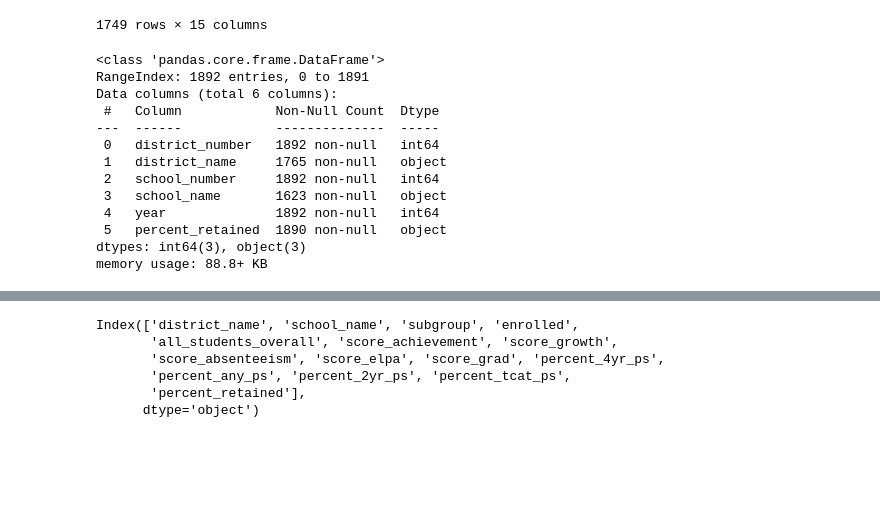
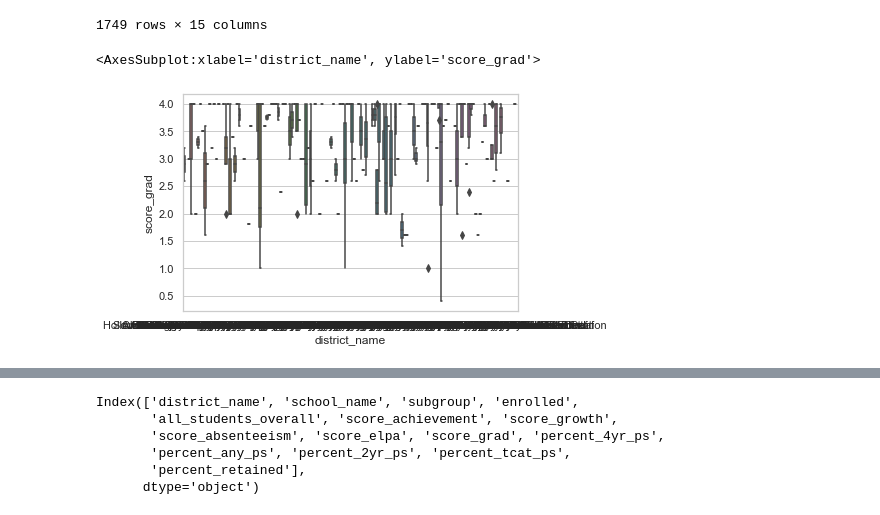
Before and after one commit to yvonnemartinez716/teacher_satisfaction_vs_student-performance, a Jupyter notebook: Notebooks/Student Performance and Teacher Satisfaction.ipynb, the cells around one changed output, grey strips where cells are left out. Drawn from its saved outputs; the diff is of its cells as text; code cells hidden in the pictures; blank space fills up the shorter version.

```diff
--- a/Notebooks/Student Performance and Teacher Satisfaction.ipynb
+++ b/Notebooks/Student Performance and Teacher Satisfaction.ipynb
@@ -60,6 +60,11 @@ dfoverall_grades
 | 1747 | 985 | Achievement School District | 8145 | Rocketship Partners Community Prep | 2018 | NaN | K8 | ... |
 | 1748 | 986 | Tennessee State Board of Education | 8005 | Bluff City High School | 2018 | NaN | K8 | ... |
 1749 rows × 15 columns
+# %%
+sns.boxplot(x= 'district_name', y='score_grad', data=dfoverall_grades)
+# %% [output]
+<AxesSubplot:xlabel='district_name', ylabel='score_grad'>
+[figure, added]
 # %%
 school_scores=  dfoverall_grades [['school_name', 'all_students_overall','score_achievement', 'score_growth', 'score_absenteeism', 'score_elpa', 'score_grad']]
 # %%
@@ -67,19 +72,3 @@ rc_1 = enrollment.merge(school_scores, how = 'inner',
                         on = 'school_name')
 # %%
 post_sec = dfpostsec_enrollment.iloc[: , [3, 5, 6,7, 8, 9]].copy()
-# %%
-dfteacher_retention.info()
-# %% [output]
-<class 'pandas.core.frame.DataFrame'>
-RangeIndex: 1892 entries, 0 to 1891
-Data columns (total 6 columns):
- #   Column            Non-Null Count  Dtype
----  ------            --------------  -----
- 0   district_number   1892 non-null   int64
- 1   district_name     1765 non-null   object
- 2   school_number     1892 non-null   int64
- 3   school_name       1623 non-null   object
- 4   year              1892 non-null   int64
- 5   percent_retained  1890 non-null   object
-dtypes: int64(3), object(3)
-memory usage: 88.8+ KB
```
Also changed, not shown: parts of 52 cells of this notebook.
